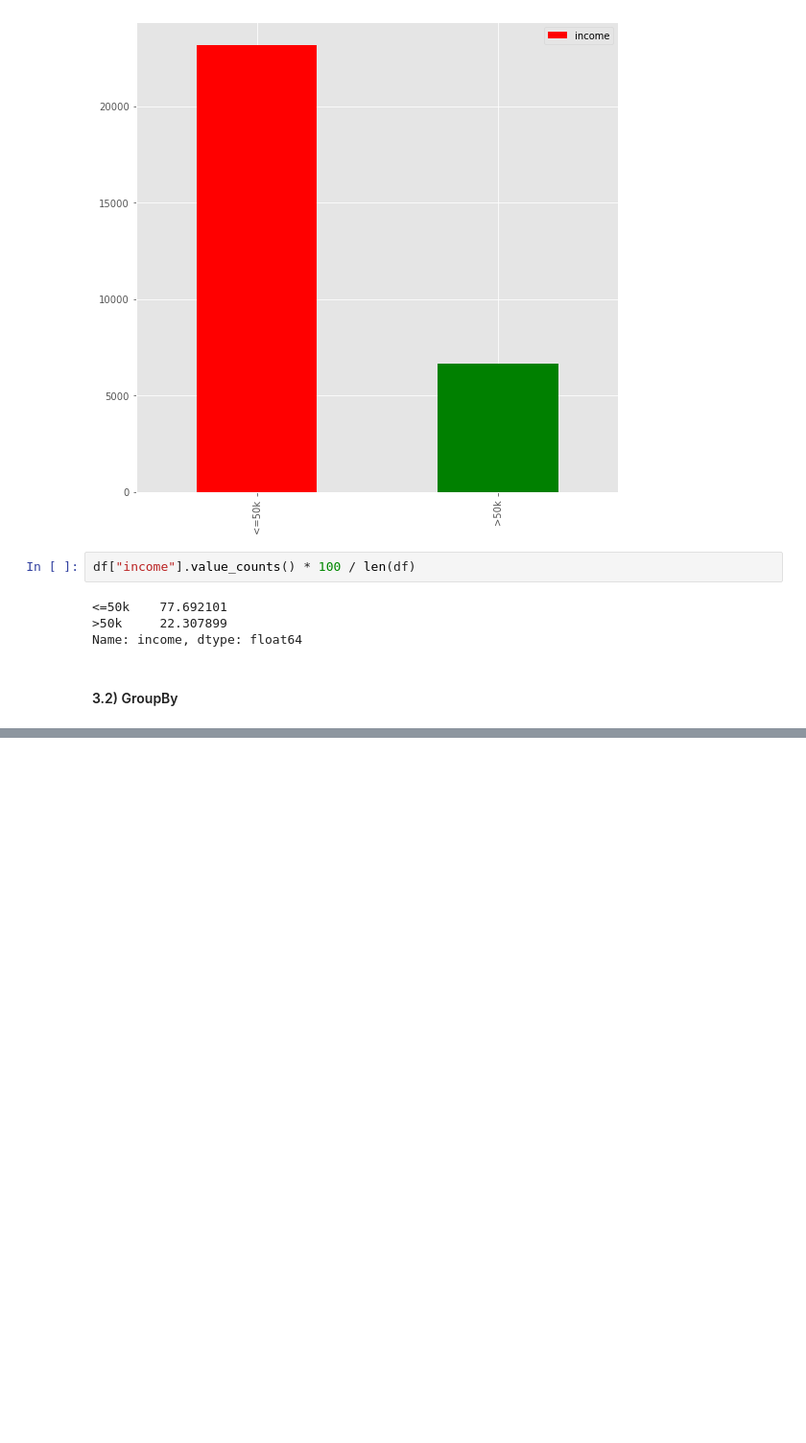
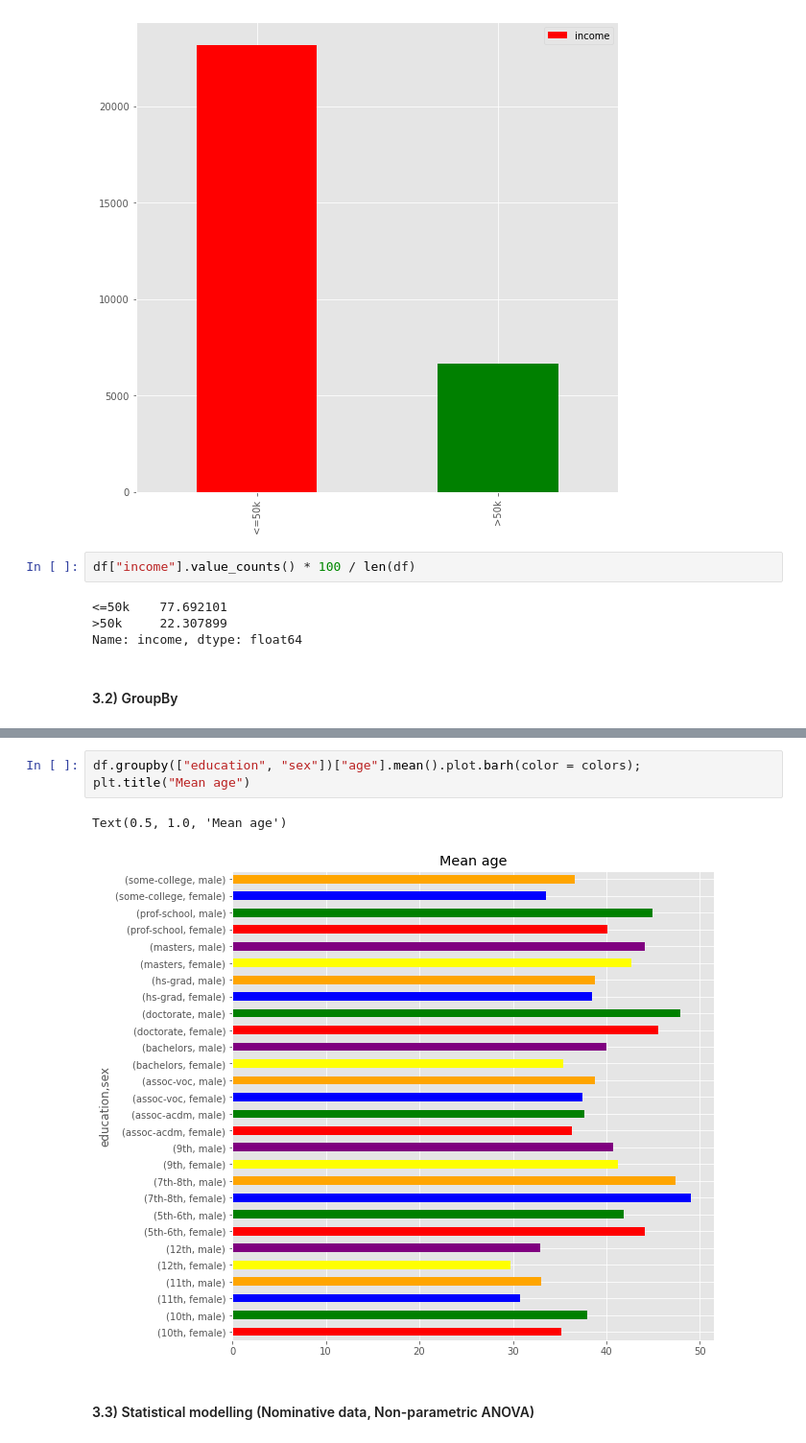
Before and after one commit to LuxAeterna311/DS-researches, a Jupyter notebook: adult-census-income-eda-ml.ipynb, the cells around one changed output, grey strips where cells are left out. Shown: that part at 96% size. Drawn from its saved outputs; the diff is of its cells as text; blank space fills up the shorter version.

```diff
--- a/adult-census-income-eda-ml.ipynb
+++ b/adult-census-income-eda-ml.ipynb
@@ -353,0 +454,8 @@ df.groupby("workclass")["age"].agg(["count", "mean"])
+# %%
+df.groupby(["education", "sex"])["age"].mean().plot.barh(color = colors);
+plt.title("Mean age")
+# %% [output]
+Text(0.5, 1.0, 'Mean age')
+[figure, added]
+# %% [markdown]
+#### 3.3) Statistical modelling (Nominative data, Non-parametric ANOVA)
```
Also changed, not shown: parts of 56 cells of this notebook.
